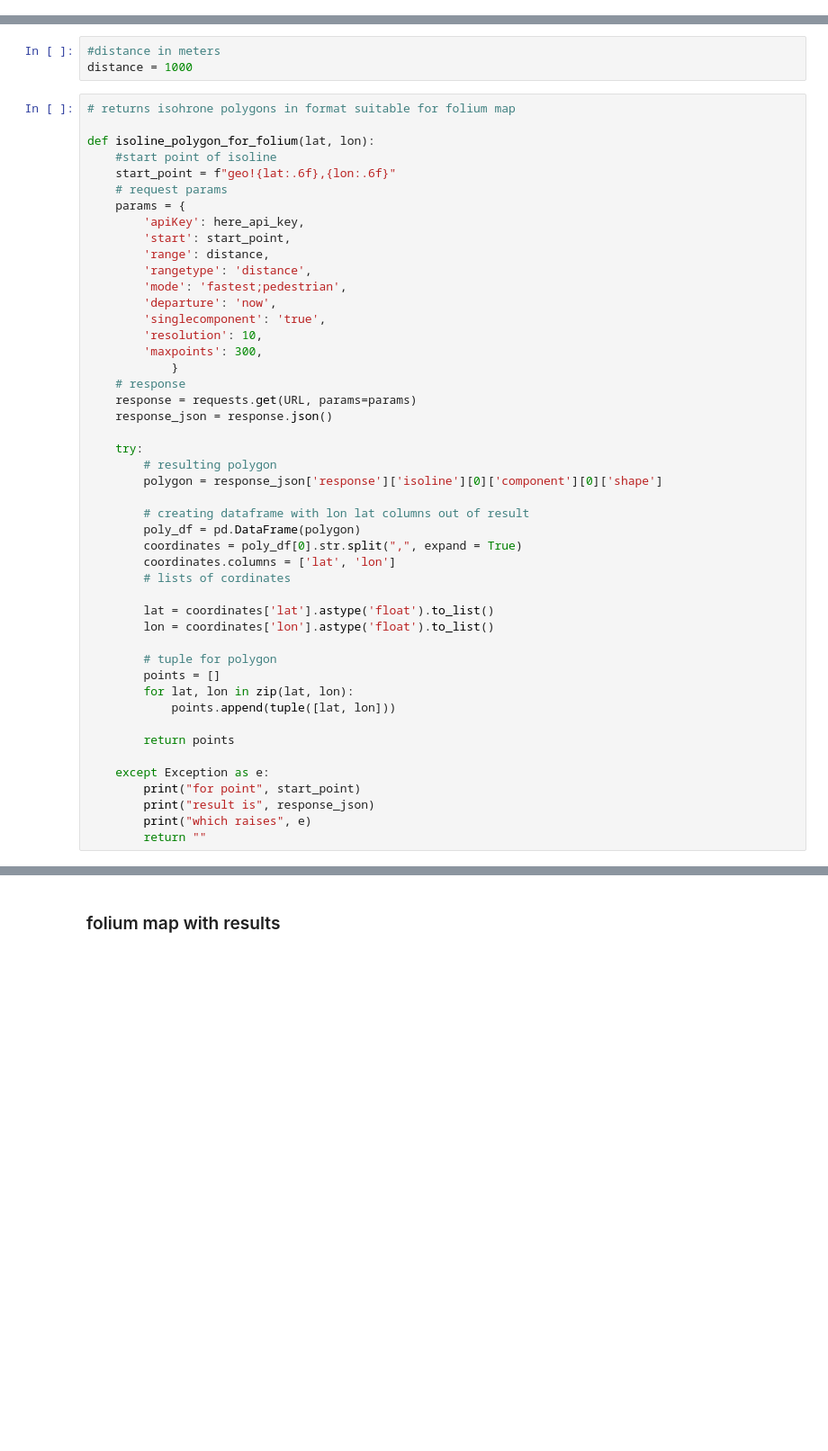
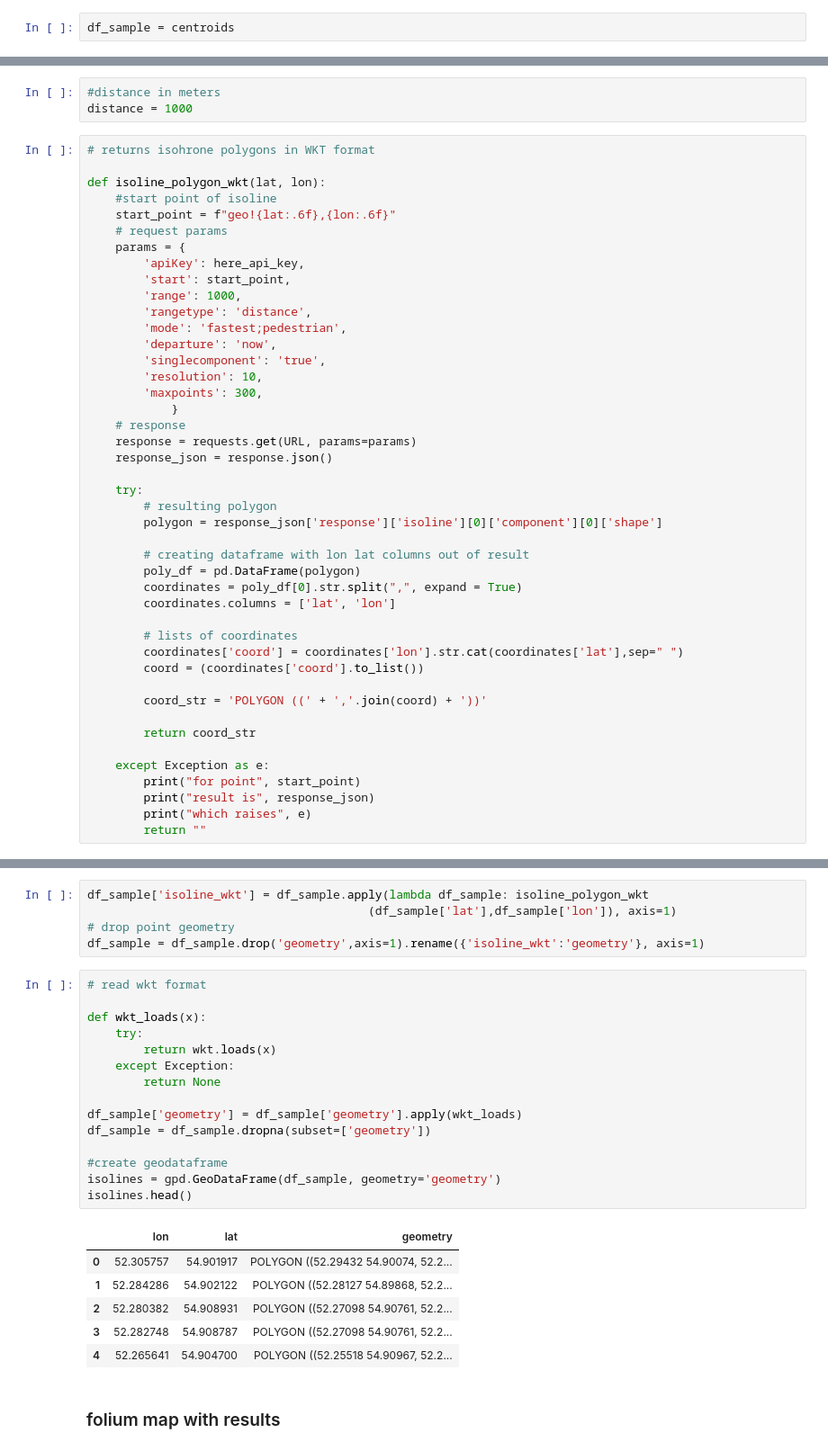
Before and after one commit to skaryaeva/urban_studies_notebooks, a Jupyter notebook: isohrones_api.ipynb, the cells around one changed output, grey strips where cells are left out. Shown at 90% size. Drawn from its saved outputs; the diff is of its cells as text; blank space fills up the shorter version.

```diff
--- a/isohrones_api.ipynb
+++ b/isohrones_api.ipynb
@@ -27,0 +79,2 @@ df_points = pd.read_excel('./input_params.xlsx', sheet_name = 'points_example')
+# %%
+df_sample = centroids
@@ -41,16 +87,16 @@ works  with https://developer.here.com/documentation/routing/dev_guide/topics/re
 #distance in meters
 distance = 1000
 # %%
-# returns isohrone polygons in format suitable for folium map
+# returns isohrone polygons in WKT format
 
-def isoline_polygon_for_folium(lat, lon):
+def isoline_polygon_wkt(lat, lon):
     #start point of isoline
     start_point = f"geo!{lat:.6f},{lon:.6f}"
     # request params
     params = {
         'apiKey': here_api_key,
         'start': start_point,
-        'range': distance,
+        'range': 1000,
         'rangetype': 'distance',
         'mode': 'fastest;pedestrian',
         'departure': 'now',
@@ -70,17 +116,14 @@ def isoline_polygon_for_folium(lat, lon):
         poly_df = pd.DataFrame(polygon)
         coordinates = poly_df[0].str.split(",", expand = True)
         coordinates.columns = ['lat', 'lon']
-        # lists of cordinates
 
-        lat = coordinates['lat'].astype('float').to_list()
-        lon = coordinates['lon'].astype('float').to_list()
+        # lists of coordinates
+        coordinates['coord'] = coordinates['lon'].str.cat(coordinates['lat'],sep=" ")
+        coord = (coordinates['coord'].to_list())
 
-        # tuple for polygon
-        points = []
-        for lat, lon in zip(lat, lon):
-            points.append(tuple([lat, lon]))
+        coord_str = 'POLYGON ((' + ','.join(coord) + '))'
 
-        return points
+        return coord_str
 
     except Exception as e:
         print("for point", start_point)
@@ -102,2 +133,29 @@ df_points.head()
+# %%
+df_sample['isoline_wkt'] = df_sample.apply(lambda df_sample: isoline_polygon_wkt
+                                        (df_sample['lat'],df_sample['lon']), axis=1)
+# drop point geometry
+df_sample = df_sample.drop('geometry',axis=1).rename({'isoline_wkt':'geometry'}, axis=1)
+# %%
+# read wkt format
+
+def wkt_loads(x):
+    try:
+        return wkt.loads(x)
+    except Exception:
+        return None
+
+df_sample['geometry'] = df_sample['geometry'].apply(wkt_loads)
+df_sample = df_sample.dropna(subset=['geometry'])
+
+#create geodataframe
+isolines = gpd.GeoDataFrame(df_sample, geometry='geometry')
+isolines.head()
+# %% [output]
+|  | lon | lat | geometry |
+| 0 | 52.305757 | 54.901917 | POLYGON ((52.29432 54.90074, 52.2... |
+| 1 | 52.284286 | 54.902122 | POLYGON ((52.28127 54.89868, 52.2... |
+| 2 | 52.280382 | 54.908931 | POLYGON ((52.27098 54.90761, 52.2... |
+| 3 | 52.282748 | 54.908787 | POLYGON ((52.27098 54.90761, 52.2... |
+| 4 | 52.265641 | 54.904700 | POLYGON ((52.25518 54.90967, 52.2... |
 # %% [markdown]
 ### folium map with results
```
Also changed, not shown: parts of 23 cells of this notebook, 25 other files.
